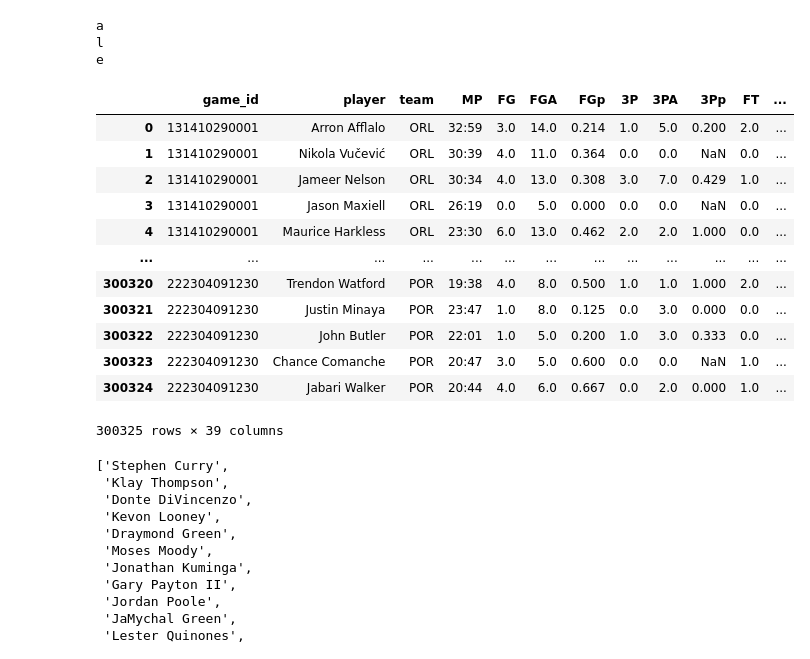
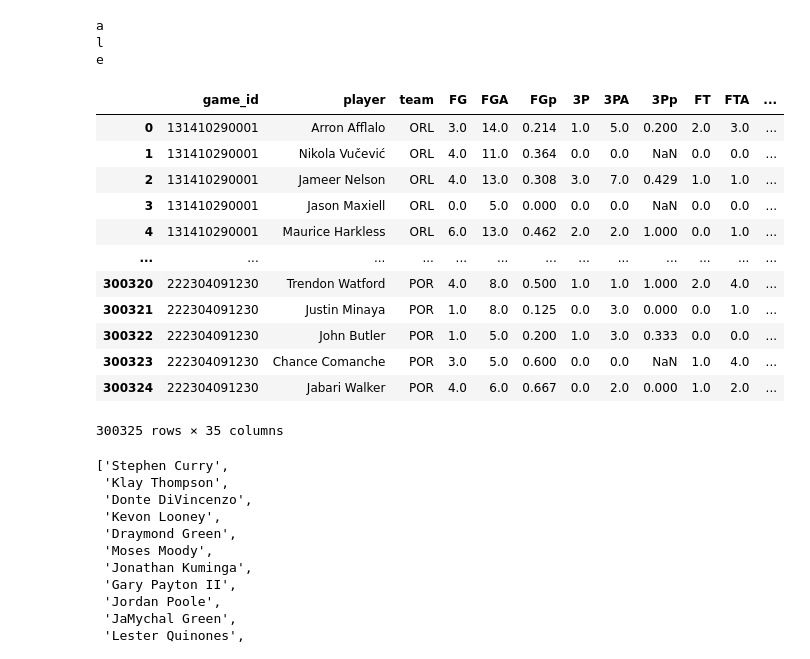
Before and after one commit to luke-lite/NBA-Prediction-Modeling, a Jupyter notebook: data/player_data/Player SQL testing.ipynb, the cells around one changed output. Drawn from its saved outputs; the diff is of its cells as text; code cells hidden in the pictures.

```diff
--- a/data/player_data/Player SQL testing.ipynb
+++ b/data/player_data/Player SQL testing.ipynb
@@ -140,21 +140,22 @@ gid_test
 # %%
 test_ps = player_stats[player_stats['MP'] != 'Did Not Dress']
 test_ps.reset_index(inplace=True, drop=True)
+test_ps.drop(['MP', 'ORtg', 'DRtg', 'BPM'], axis=1, inplace=True)
 test_ps
 # %% [output]
-|  | game_id | player | team | MP | FG | FGA | FGp | 3P | 3PA | 3Pp | FT | ... |
-| 0 | 131410290001 | Arron Afflalo | ORL | 32:59 | 3.0 | 14.0 | 0.214 | 1.0 | 5.0 | 0.200 | 2.0 | ... |
-| 1 | 131410290001 | Nikola Vučević | ORL | 30:39 | 4.0 | 11.0 | 0.364 | 0.0 | 0.0 | NaN | 0.0 | ... |
-| 2 | 131410290001 | Jameer Nelson | ORL | 30:34 | 4.0 | 13.0 | 0.308 | 3.0 | 7.0 | 0.429 | 1.0 | ... |
-| 3 | 131410290001 | Jason Maxiell | ORL | 26:19 | 0.0 | 5.0 | 0.000 | 0.0 | 0.0 | NaN | 0.0 | ... |
-| 4 | 131410290001 | Maurice Harkless | ORL | 23:30 | 6.0 | 13.0 | 0.462 | 2.0 | 2.0 | 1.000 | 0.0 | ... |
+|  | game_id | player | team | FG | FGA | FGp | 3P | 3PA | 3Pp | FT | FTA | ... |
+| 0 | 131410290001 | Arron Afflalo | ORL | 3.0 | 14.0 | 0.214 | 1.0 | 5.0 | 0.200 | 2.0 | 3.0 | ... |
+| 1 | 131410290001 | Nikola Vučević | ORL | 4.0 | 11.0 | 0.364 | 0.0 | 0.0 | NaN | 0.0 | 0.0 | ... |
+| 2 | 131410290001 | Jameer Nelson | ORL | 4.0 | 13.0 | 0.308 | 3.0 | 7.0 | 0.429 | 1.0 | 1.0 | ... |
+| 3 | 131410290001 | Jason Maxiell | ORL | 0.0 | 5.0 | 0.000 | 0.0 | 0.0 | NaN | 0.0 | 0.0 | ... |
+| 4 | 131410290001 | Maurice Harkless | ORL | 6.0 | 13.0 | 0.462 | 2.0 | 2.0 | 1.000 | 0.0 | 1.0 | ... |
 | ... | ... | ... | ... | ... | ... | ... | ... | ... | ... | ... | ... | ... |
-| 300320 | 222304091230 | Trendon Watford | POR | 19:38 | 4.0 | 8.0 | 0.500 | 1.0 | 1.0 | 1.000 | 2.0 | ... |
-| 300321 | 222304091230 | Justin Minaya | POR | 23:47 | 1.0 | 8.0 | 0.125 | 0.0 | 3.0 | 0.000 | 0.0 | ... |
-| 300322 | 222304091230 | John Butler | POR | 22:01 | 1.0 | 5.0 | 0.200 | 1.0 | 3.0 | 0.333 | 0.0 | ... |
-| 300323 | 222304091230 | Chance Comanche | POR | 20:47 | 3.0 | 5.0 | 0.600 | 0.0 | 0.0 | NaN | 1.0 | ... |
-| 300324 | 222304091230 | Jabari Walker | POR | 20:44 | 4.0 | 6.0 | 0.667 | 0.0 | 2.0 | 0.000 | 1.0 | ... |
+| 300320 | 222304091230 | Trendon Watford | POR | 4.0 | 8.0 | 0.500 | 1.0 | 1.0 | 1.000 | 2.0 | 4.0 | ... |
+| 300321 | 222304091230 | Justin Minaya | POR | 1.0 | 8.0 | 0.125 | 0.0 | 3.0 | 0.000 | 0.0 | 1.0 | ... |
+| 300322 | 222304091230 | John Butler | POR | 1.0 | 5.0 | 0.200 | 1.0 | 3.0 | 0.333 | 0.0 | 0.0 | ... |
+| 300323 | 222304091230 | Chance Comanche | POR | 3.0 | 5.0 | 0.600 | 0.0 | 0.0 | NaN | 1.0 | 4.0 | ... |
+| 300324 | 222304091230 | Jabari Walker | POR | 4.0 | 6.0 | 0.667 | 0.0 | 2.0 | 0.000 | 1.0 | 2.0 | ... |
-300325 rows × 39 columns
+300325 rows × 35 columns
 # %%
 current_players = list(test_ps['player'][test_ps['game_id'] == gid])
 current_players
```
Also changed, not shown: parts of 10 cells of this notebook.
